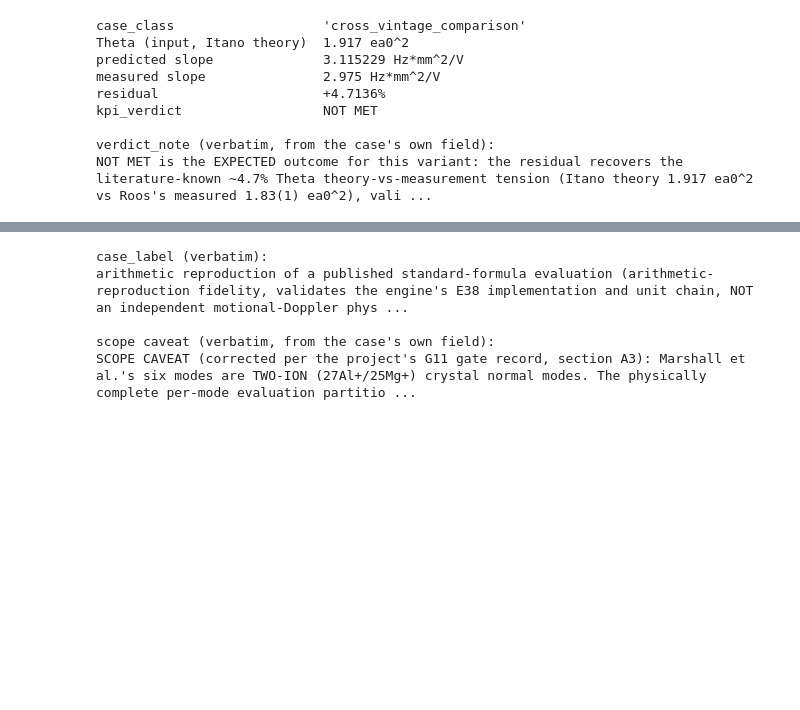
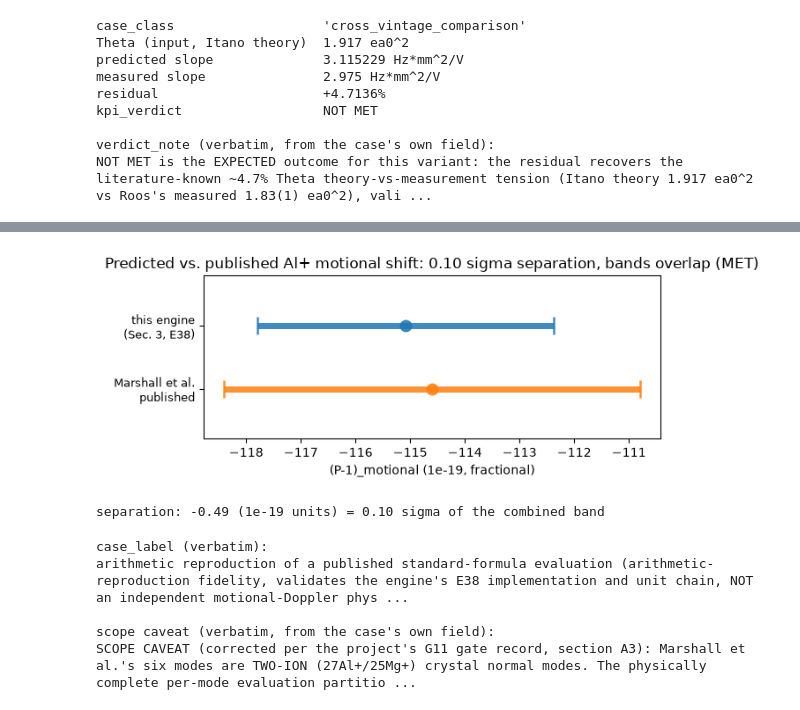
Before and after one commit to velar-mbr/CliffordClock, a Jupyter notebook: notebooks/13_trapped_ion_quantum_motion.ipynb, the cells around one changed output, grey strips where cells are left out. Drawn from its saved outputs; the diff is of its cells as text; code cells hidden in the pictures; blank space fills up the shorter version.

```diff
--- a/notebooks/13_trapped_ion_quantum_motion.ipynb
+++ b/notebooks/13_trapped_ion_quantum_motion.ipynb
@@ -350,3 +381,54 @@ kpi_verdict:      MET
+# %%
+sig_pub = (al_case.published_shift_hi - al_case.published_shift_lo) / 2.0
+diff_single = al_case.predicted_shift_nominal - al_case.published_shift_nominal
+sigma_single = abs(diff_single) / math.sqrt(
+    sig_pub**2 + al_case.predicted_uncertainty_fractional**2
+)
+
+SCALE_1E19 = 1.0e19
+comparison_rows_fig = (
+    (
+        "this engine\n(Sec. 3, E38)",
+        al_case.predicted_shift_nominal,
+        al_case.predicted_uncertainty_fractional,
+        "C0",
+    ),
+    ("Marshall et al.\npublished", al_case.published_shift_nominal, sig_pub, "C1"),
+)
+y_positions = [1, 0]
+
+fig, ax = plt.subplots(figsize=(6.5, 2.8))
+for (_label, nominal, band_half, color), y in zip(comparison_rows_fig, y_positions, strict=True):
+    ax.errorbar(
+        nominal * SCALE_1E19,
+        y,
+        xerr=band_half * SCALE_1E19,
+        fmt="o",
+        color=color,
+        markersize=9,
+        capsize=7,
+        capthick=1.8,
+        elinewidth=5,
+        alpha=0.85,
+    )
+ax.set_yticks(y_positions)
+ax.set_yticklabels([row[0] for row in comparison_rows_fig], fontsize=9)
+ax.set_ylim(-0.8, 1.8)
+ax.set_xlabel("(P-1)_motional (1e-19, fractional)")
+ax.set_title(
+    f"Predicted vs. published Al+ motional shift: {sigma_single:.2f} sigma separation, "
+    f"bands overlap ({al_case.kpi_verdict})"
+)
+fig.tight_layout()
+plt.show()
+
+print(
+    f"separation: {diff_single * SCALE_1E19:+.2f} (1e-19 units) = "
+    f"{sigma_single:.2f} sigma of the combined band"
+)
+# %% [output]
+[figure, added]
+separation: -0.49 (1e-19 units) = 0.10 sigma of the combined band
 # %%
 print("case_label (verbatim):")
 print(al_case.case_label)
```
Also changed, not shown: parts of 9 cells of this notebook.
